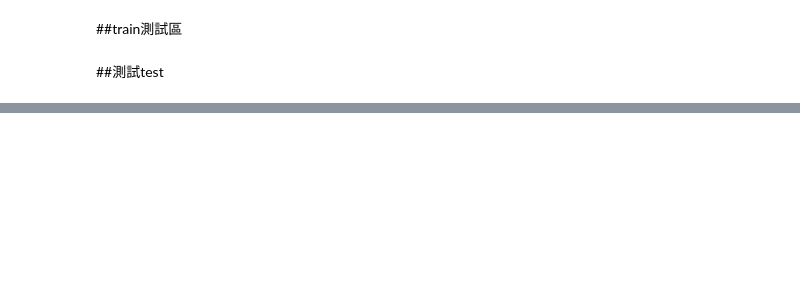
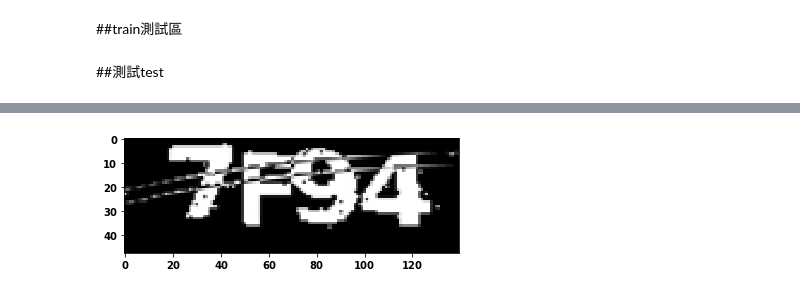
Before and after one commit to autotntfan/DeepLearning2020, a Jupyter notebook: DLmidterm/TestforTHSRcrawl.ipynb, the cells around one changed output, grey strips where cells are left out. Drawn from its saved outputs; the diff is of its cells as text; code cells hidden in the pictures; blank space fills up the shorter version.

```diff
--- a/DLmidterm/TestforTHSRcrawl.ipynb
+++ b/DLmidterm/TestforTHSRcrawl.ipynb
@@ -203,9 +184,9 @@ four word accuracy= 0.9955357142857143
 # %%
 #一個model預測owntest
-model=load_model("D:/DLmidterm/checkpoint/RMSprop-11-0.9952.h5")
-with h5.File('D:/DLmidterm/owntest.h5','r') as file:
+model=load_model("DLmidterm/models/RMSprop-11-0.9952.h5")
+with h5.File('DLmidterm/owntest.h5','r') as file:
         x_test=file.get("x").value/255
-data=scipy.io.loadmat("D:/DLmidterm/owntest.mat")
+data=scipy.io.loadmat("DLmidterm/owntest.mat")
 y_onehot=data['y_onehot']
 filenum=x_test.shape[0]
 def OneModelTestOwn(model):
@@ -258,7 +239,7 @@ def OneModelPredict(model,count):
     if count <=40:
         print("number ",count)
         print("prdict=",pdt)
-        print("answer=",ans)
+        print("answer=",ans,",wrong words=",4-fouracc)
     return imgacc,fouracc
 OneModelTestOwn(model)
 # %% [output]
@@ -314,13 +265,13 @@ four word accuracy= 0.9940828402366864
 # %%
 #測試train
 #先把model load進來
-model1=load_model("D:/DLmidterm/checkpoint/Adamax-10-0.9920.h5")
-model2=load_model("D:/DLmidterm/checkpoint/Adamax-18-0.9920.h5")
-model3=load_model("D:/DLmidterm/checkpoint/RMSprop-11-0.9952.h5")
+model1=load_model("DLmidterm/models/Adamax-10-0.9920.h5")
+model2=load_model("DLmidterm/models/Adamax-18-0.9920.h5")
+model3=load_model("DLmidterm/models/RMSprop-11-0.9952.h5")
 #將y_onehot和x_test變成global加快速度
-with h5.File('D:/DLmidterm/train.h5','r') as file:
+with h5.File('DLmidterm/train.h5','r') as file:
         x_test=file.get("x").value/255
-data=scipy.io.loadmat("D:/DLmidterm/train.mat")
+data=scipy.io.loadmat("DLmidterm/train.mat")
 y_onehot=data['y_onehot']
 filenum=x_test.shape[0]
 def ThreeModelTestTrain(model1,model2,model3):
@@ -384,7 +335,7 @@ def ThreeModelPredict(model1,model2,model3,count):
     if count <=40:
         print("number ",count)
         print("prdict=",pdt)
-        print("answer=",ans)
+        print("answer=",ans,",wrong words=",4-fouracc)
     return imgacc,fouracc
 
 def EeachModelPredict(model1,model2,model3,img):
@@ -397,0 +553,64 @@ ThreeModelTestTrain(model1,model2,model3)
+# %%
+#一個model預測test
+model=load_model("DLmidterm/models/Adamax-10-0.9920.h5")
+with h5.File('DLmidterm/test.h5','r') as file:
+        x_test=file.get("x").value/255
+data=scipy.io.loadmat("DLmidterm/test.mat")
+y_onehot=data['y_onehot']
+filenum=x_test.shape[0]
+def OneModelTestOwn(model):
+    global filenum
+    time_start1=time.time()
+    l=[]
+    time_end1=time.time()
+    time_start2=time.time()
+    for i in range(filenum):
+        imacc,facc=OneModelPredict(model,i)
+        l.append((imacc,facc))
+    time_end2=time.time()
+    time_start3=time.time()
+    sigma=np.asarray(np.sum(np.asarray(l),axis=0))
+    imgaccuracy=sigma[0]/filenum
+    fourwordccuracy=sigma[1]/(4*filenum)
+    print('%d picture total wrong=%d'%(filenum,4*filenum-sigma[1]))
+    print('one word accuracy=',fourwordccuracy)
+    print('four word accuracy=',imgaccuracy)
+    time_end3=time.time()
+    print(time_end1-time_start1)
+    print(time_end2-time_start2)
+    print(time_end3-time_start3)
+
+def OneModelPredict(model,count):
+    global y_onehot,x_test
+    y=y_onehot.reshape((int(y_onehot.shape[0]/4),4,19))
+    img = x_test[count]
+    img = np.expand_dims(img,axis=0)
+    x1 = np.argmax(model.predict(img),axis=2)
+    datasheet={"0":"2","1":"3","2":"4","3":'5',"4":'7',"5":'9',"6":'A',"7":'C',"8":'F',"9":'H',"10":'K',"11":'M',"12":'N',"13":'P',"14":'Q',"15":'R',"16":'T',"17":'Y',"18":'Z'}
+    pdt=[datasheet[str(i[0])]for i in x1] #預測為['A','B','C','D']
+    ans=[datasheet[str(np.argmax(y[count][i]))] for i in range(4)]#答案為['A','B','C','D']
+    fouracc=0
+    imgacc=0
+
+    #確認有幾個字對
+    for ind,letter in enumerate(pdt):
+        if letter==ans[ind]:
+            fouracc+=1
+    if pdt==ans:
+        imgacc=1
+    if count <=40:
+        print("number ",count)
+        if count <=5:
+            plt.imshow(x_test[count])
+            plt.show()
+        print("prdict=",pdt)
+        print("answer=",ans,",wrong words=",4-fouracc)
+    if fouracc!=4:
+        print("number ",count)
+        plt.imshow(x_test[count])
+        plt.show()
+        print("prdict=",pdt)
+        print("answer=",ans,",wrong words=",4-fouracc)
+    return imgacc,fouracc
+OneModelTestOwn(model)
+# %% [output]
@@ -397,0 +618 @@ ThreeModelTestTrain(model1,model2,model3)
+[figure, added]
```
Also changed, not shown: parts of 12 cells of this notebook, 20 other files.
